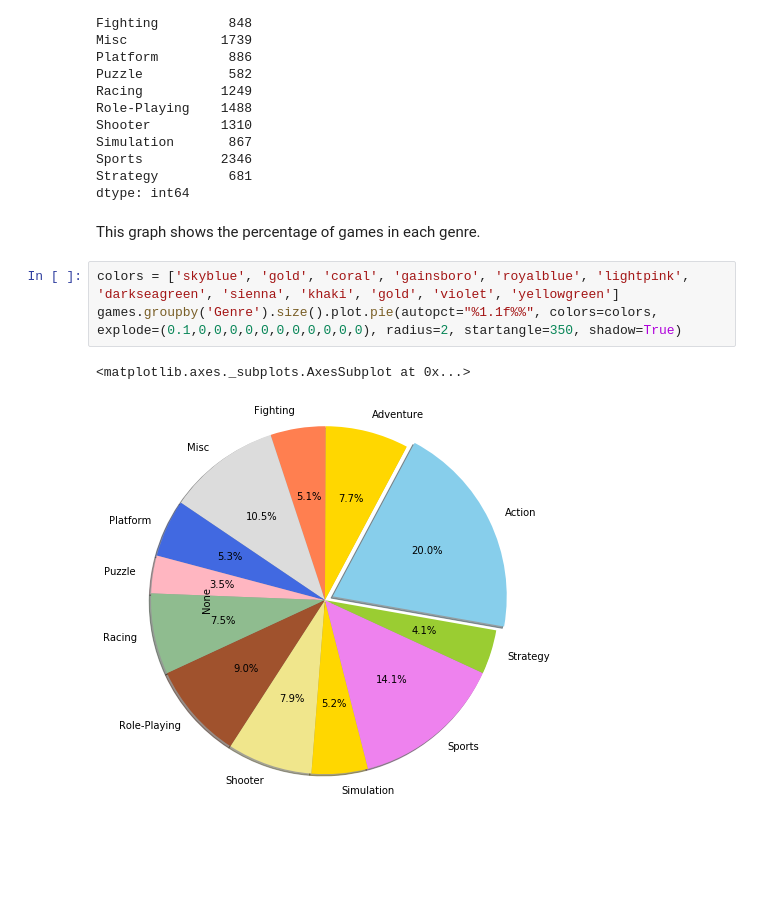
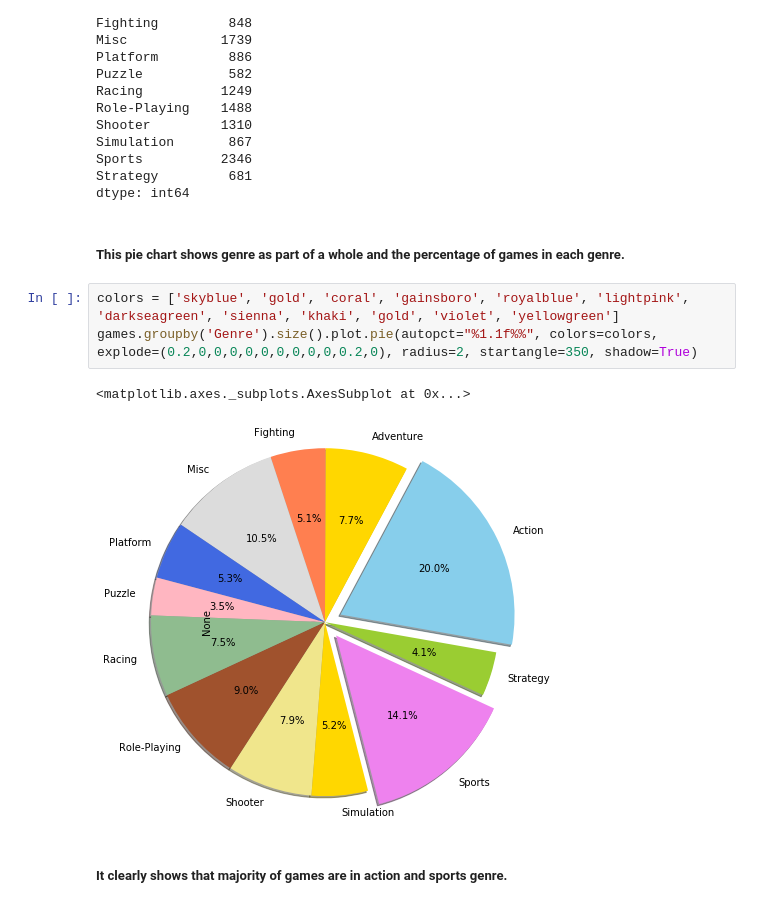
Before and after one commit to MelodyMax/video-games-analysis, a Jupyter notebook: games-data-analysis.ipynb, the cells around one changed output. Cells and saved outputs as stored; diff of their text form; blank space fills up the shorter version.

Commit message:
Add graph for breakdown of sales for each genre.

```diff
--- a/games-data-analysis.ipynb
+++ b/games-data-analysis.ipynb
@@ -78,10 +84,12 @@ Sports          2346
 Strategy         681
 dtype: int64
 # %% [markdown]
-This graph shows the percentage of games in each genre.
+##### This pie chart shows genre as part of a whole and the percentage of games in each genre.
 # %%
 colors = ['skyblue', 'gold', 'coral', 'gainsboro', 'royalblue', 'lightpink', 'darkseagreen', 'sienna', 'khaki', 'gold', 'violet', 'yellowgreen']
-games.groupby('Genre').size().plot.pie(autopct="%1.1f%%", colors=colors, explode=(0.1,0,0,0,0,0,0,0,0,0,0,0), radius=2, startangle=350, shadow=True)
+games.groupby('Genre').size().plot.pie(autopct="%1.1f%%", colors=colors, explode=(0.2,0,0,0,0,0,0,0,0,0,0.2,0), radius=2, startangle=350, shadow=True)
 # %% [output]
 <matplotlib.axes._subplots.AxesSubplot at 0x...>
-[figure, old version]
+[figure, new version]
+# %% [markdown]
+##### It clearly shows that majority of games are in action and sports genre.
```
Also changed, not shown: parts of 16 cells of this notebook.
